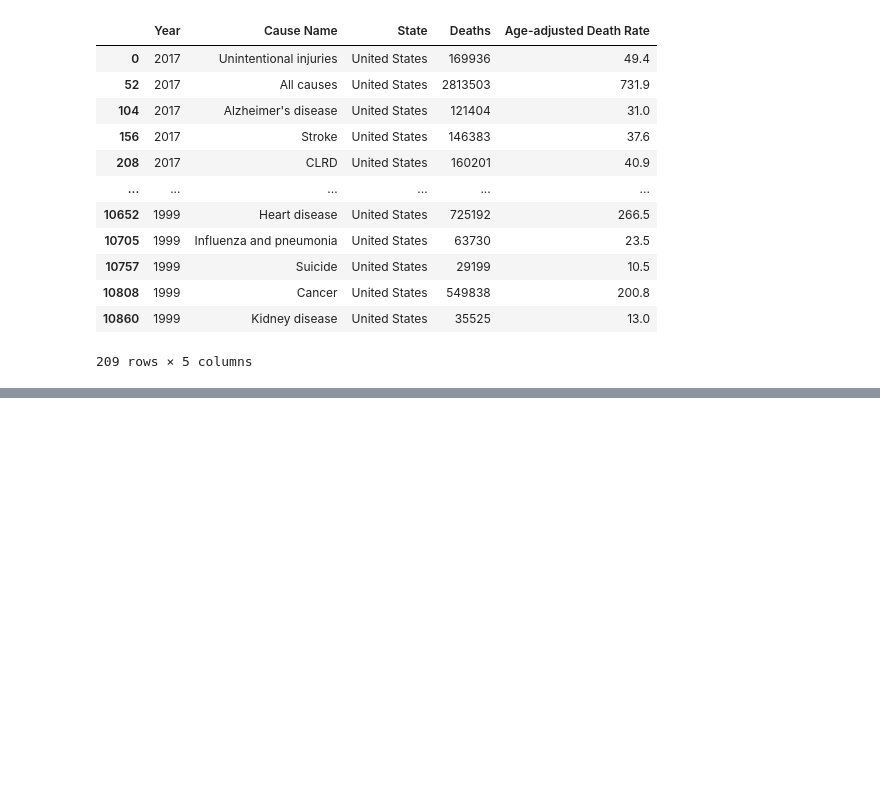
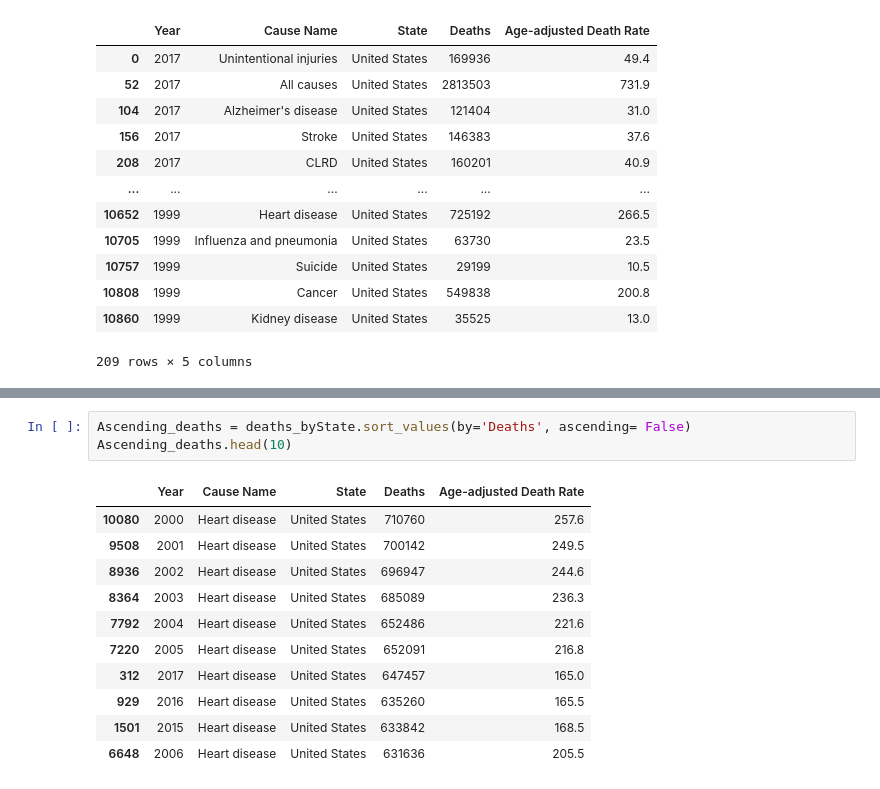
Before and after one commit to DoricesPieces/ClinicalTrials, a Jupyter notebook: Alternative Therapies analysis.ipynb, the cells around one changed output, grey strips where cells are left out. Saved outputs shown, nothing was run; the diff lists cells and outputs as text; blank space fills up the shorter version.

```diff
--- a/Alternative Therapies analysis.ipynb
+++ b/Alternative Therapies analysis.ipynb
@@ -563,3 +598,18 @@ Name: Cause Name, Length: 209, dtype: object>
+# %%
+Ascending_deaths = deaths_byState.sort_values(by='Deaths', ascending= False)
+Ascending_deaths.head(10)
+# %% [output]
+|  | Year | Cause Name | State | Deaths | Age-adjusted Death Rate |
+| 10080 | 2000 | Heart disease | United States | 710760 | 257.6 |
+| 9508 | 2001 | Heart disease | United States | 700142 | 249.5 |
+| 8936 | 2002 | Heart disease | United States | 696947 | 244.6 |
+| 8364 | 2003 | Heart disease | United States | 685089 | 236.3 |
+| 7792 | 2004 | Heart disease | United States | 652486 | 221.6 |
+| 7220 | 2005 | Heart disease | United States | 652091 | 216.8 |
+| 312 | 2017 | Heart disease | United States | 647457 | 165.0 |
+| 929 | 2016 | Heart disease | United States | 635260 | 165.5 |
+| 1501 | 2015 | Heart disease | United States | 633842 | 168.5 |
+| 6648 | 2006 | Heart disease | United States | 631636 | 205.5 |
 # %%
 Top10_Causes = deaths_byState['Cause Name'].value_counts().nlargest()
 Top10_Causes
```
Also changed, not shown: parts of 6 cells of this notebook.
